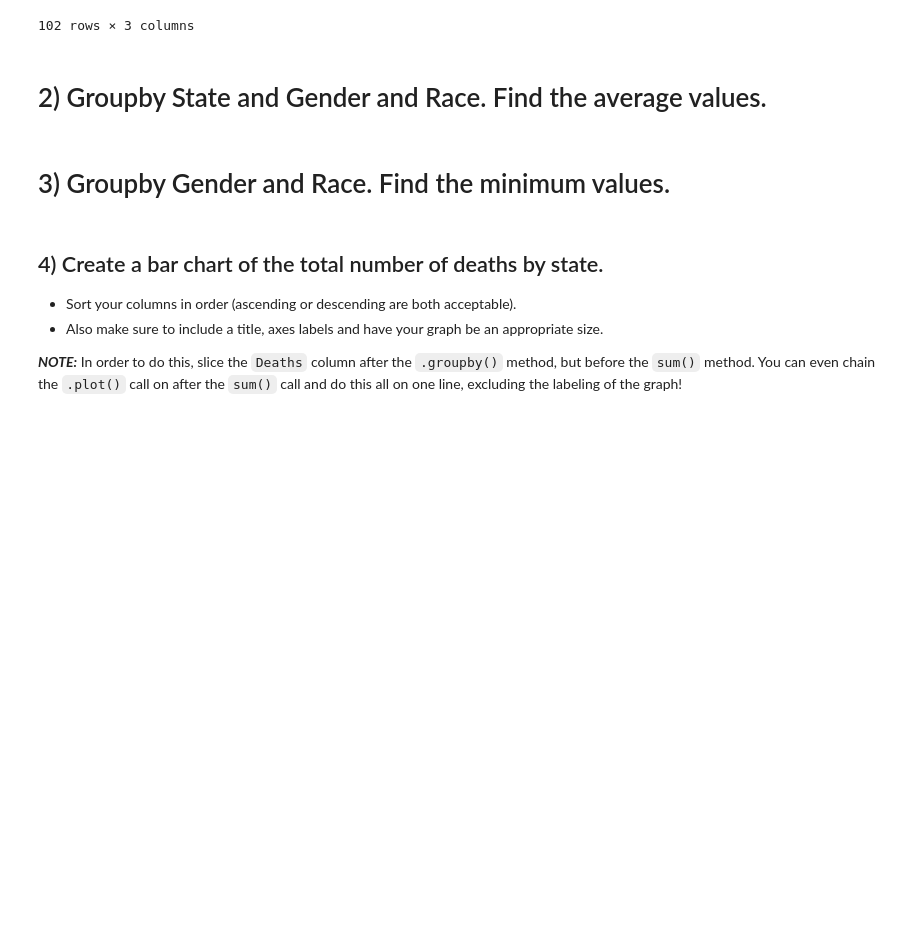
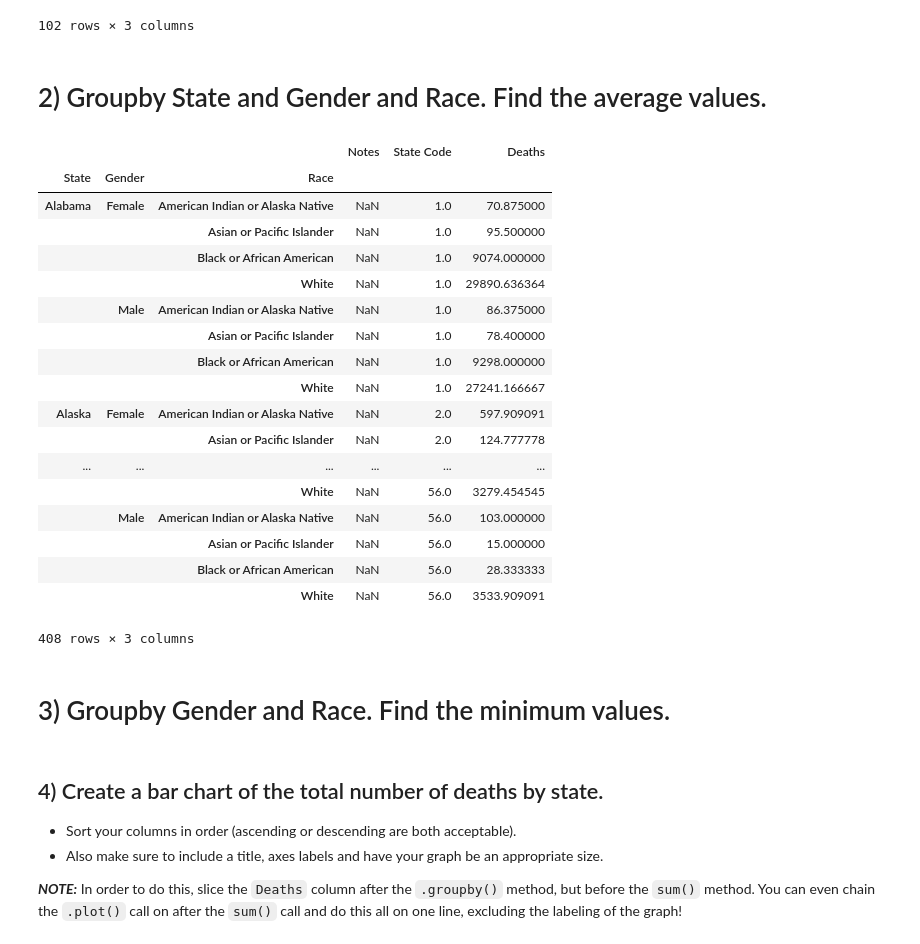
Before and after one commit to jnawjux/dsc-1-04-09-pivot-tables-with-pandas-lab-seattle-ds-career-040119, a Jupyter notebook: index.ipynb, the cells around one changed output. Drawn from its saved outputs; the diff is of its cells as text; code cells hidden in the pictures; blank space fills up the shorter version.

```diff
--- a/index.ipynb
+++ b/index.ipynb
@@ -78,7 +78,27 @@ df.groupby(['State', 'Gender']).sum()
 # 2) Groupby State and Gender and Race. Find the average values.
 # %%
 # Your code here
-df.groupby(['State','Gender','Race'])
+df.groupby(['State','Gender','Race']).mean()
+# %% [output]
+|  |  |  | Notes | State Code | Deaths |
+| State | Gender | Race |  |  |  |
+| Alabama | Female | American Indian or Alaska Native | NaN | 1.0 | 70.875000 |
+|  |  | Asian or Pacific Islander | NaN | 1.0 | 95.500000 |
+|  |  | Black or African American | NaN | 1.0 | 9074.000000 |
+|  |  | White | NaN | 1.0 | 29890.636364 |
+|  | Male | American Indian or Alaska Native | NaN | 1.0 | 86.375000 |
+|  |  | Asian or Pacific Islander | NaN | 1.0 | 78.400000 |
+|  |  | Black or African American | NaN | 1.0 | 9298.000000 |
+|  |  | White | NaN | 1.0 | 27241.166667 |
+| Alaska | Female | American Indian or Alaska Native | NaN | 2.0 | 597.909091 |
+|  |  | Asian or Pacific Islander | NaN | 2.0 | 124.777778 |
+| ... | ... | ... | ... | ... | ... |
+|  |  | White | NaN | 56.0 | 3279.454545 |
+|  | Male | American Indian or Alaska Native | NaN | 56.0 | 103.000000 |
+|  |  | Asian or Pacific Islander | NaN | 56.0 | 15.000000 |
+|  |  | Black or African American | NaN | 56.0 | 28.333333 |
+|  |  | White | NaN | 56.0 | 3533.909091 |
+408 rows × 3 columns
 # %% [markdown]
 # 3) Groupby Gender and Race. Find the minimum values.
 # %%
```
